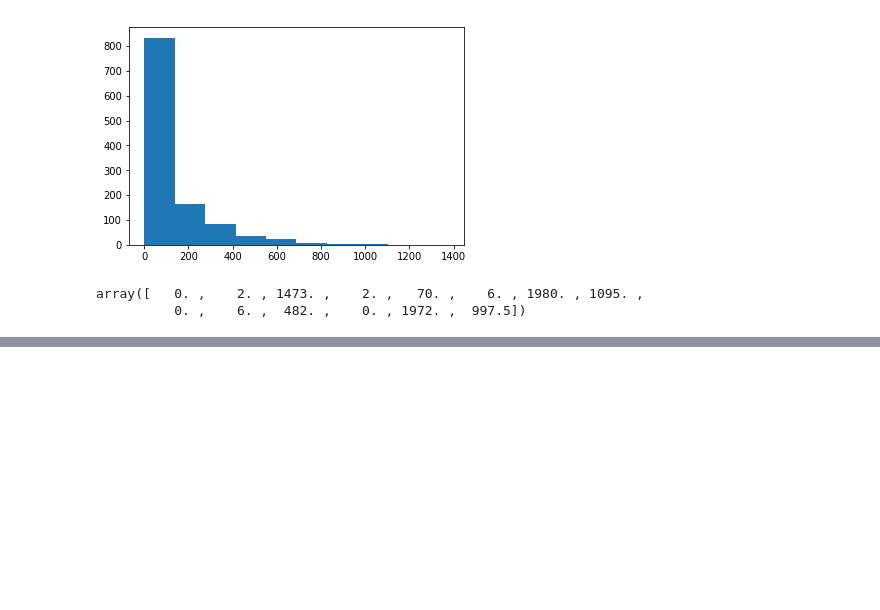
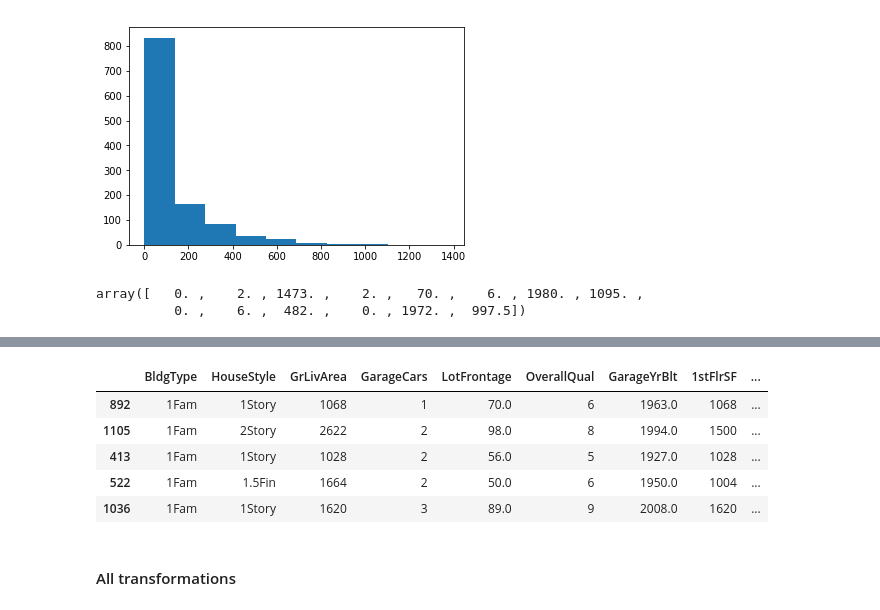
Before and after one commit to Copa6/kaggle-housing-prediction, a Jupyter notebook: house_price_prediction.ipynb, the cells around one changed output, grey strips where cells are left out. Cells and saved outputs as stored; diff of their text form; code cells hidden in the pictures; blank space fills up the shorter version.

```diff
--- a/house_price_prediction.ipynb
+++ b/house_price_prediction.ipynb
@@ -487,0 +537,13 @@ pd.DataFrame(train_data_scaled).describe()
+# %%
+test_data = X_test[selected_vars]
+# %%
+test_data.head()
+# %% [output]
+|  | BldgType | HouseStyle | GrLivArea | GarageCars | LotFrontage | OverallQual | GarageYrBlt | 1stFlrSF | ... |
+| 892 | 1Fam | 1Story | 1068 | 1 | 70.0 | 6 | 1963.0 | 1068 | ... |
+| 1105 | 1Fam | 2Story | 2622 | 2 | 98.0 | 8 | 1994.0 | 1500 | ... |
+| 413 | 1Fam | 1Story | 1028 | 2 | 56.0 | 5 | 1927.0 | 1028 | ... |
+| 522 | 1Fam | 1.5Fin | 1664 | 2 | 50.0 | 6 | 1950.0 | 1004 | ... |
+| 1036 | 1Fam | 1Story | 1620 | 3 | 89.0 | 9 | 2008.0 | 1620 | ... |
+# %% [markdown]
+#### All transformations
```
Also changed, not shown: parts of 23 cells of this notebook, 2 other files.
